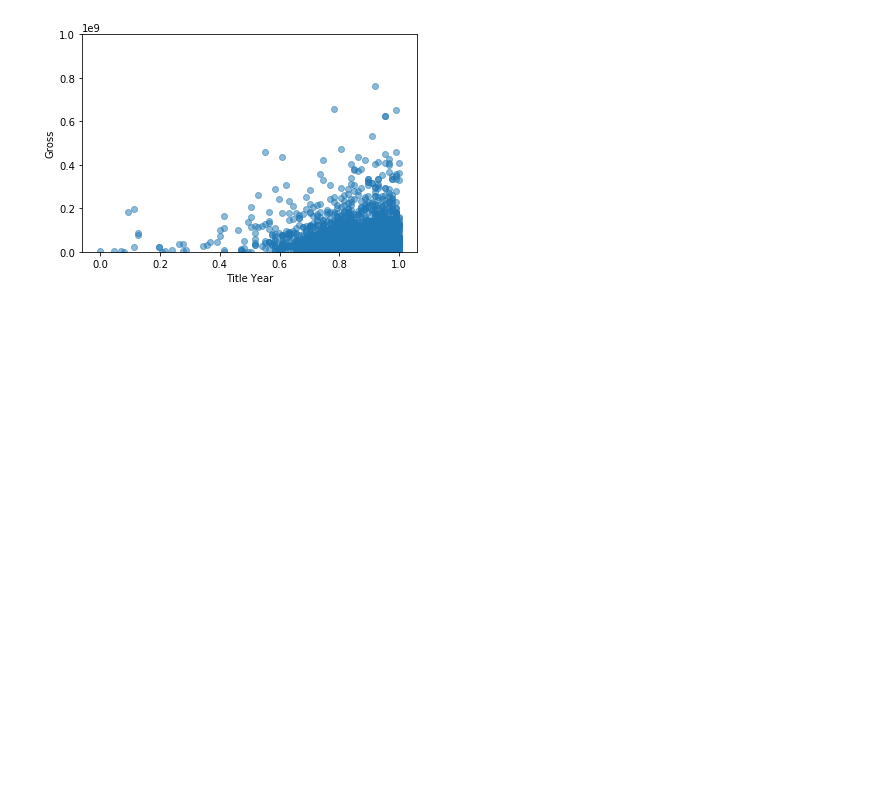
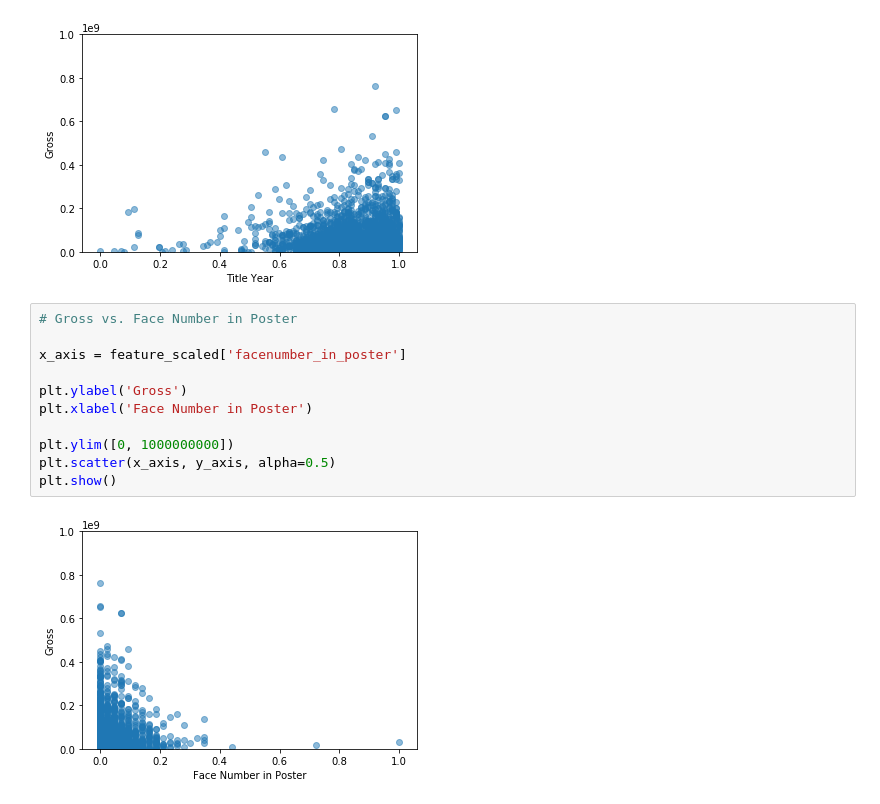
Before and after one commit to marc-hern/Feature-Selection-In-IMDB, a Jupyter notebook: Feature-Selection.ipynb, the cells around one changed output. Cells and saved outputs as stored; diff of their text form; blank space fills up the shorter version.

```diff
--- a/Feature-Selection.ipynb
+++ b/Feature-Selection.ipynb
@@ -87,3 +92,16 @@ plt.scatter(x_axis, y_axis, alpha=0.5)
 plt.show()
 # %% [output]
 [figure]
+# %%
+# Gross vs. Face Number in Poster
+
+x_axis = feature_scaled['facenumber_in_poster']
+
+plt.ylabel('Gross')
+plt.xlabel('Face Number in Poster')
+
+plt.ylim([0, 1000000000])
+plt.scatter(x_axis, y_axis, alpha=0.5)
+plt.show()
+# %% [output]
+[figure, added]
```
Also changed, not shown: parts of 3 cells of this notebook.
